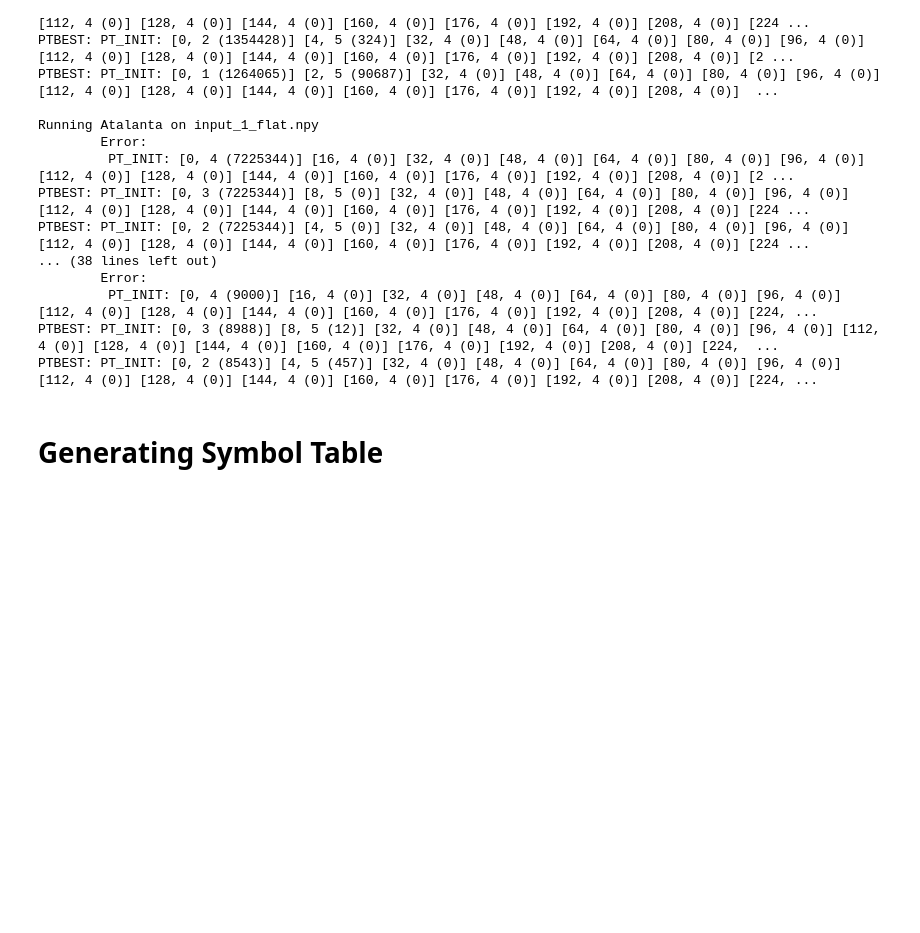
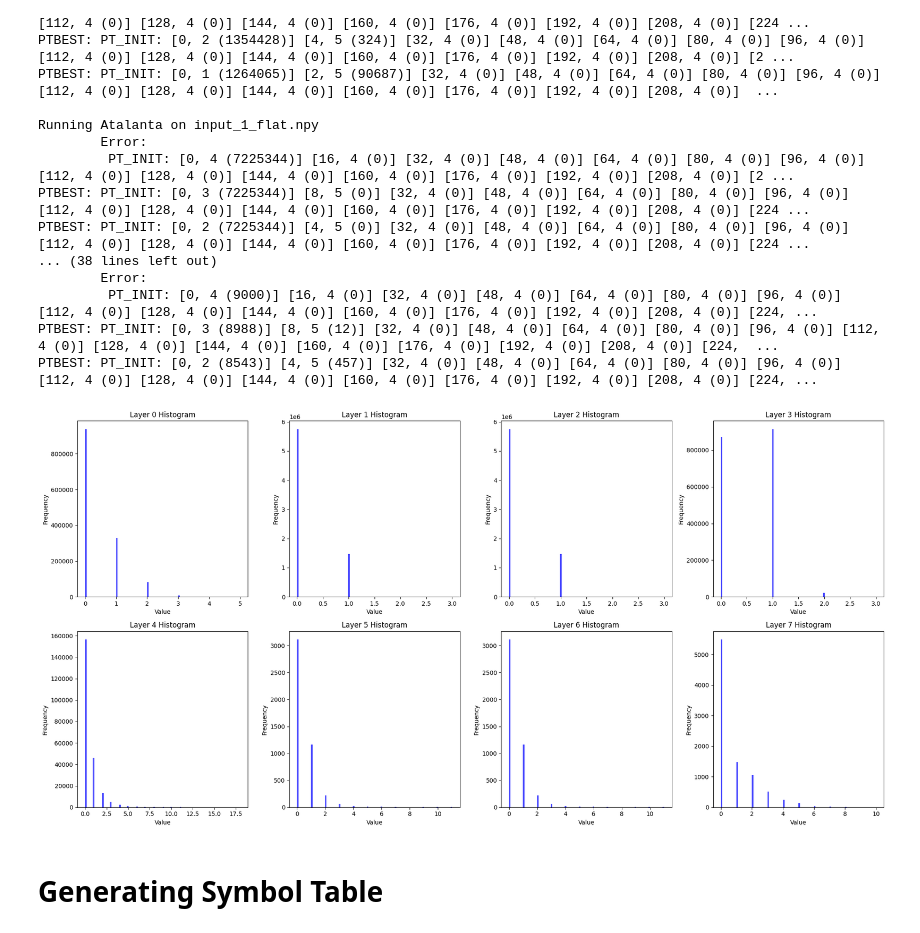
Before and after one commit to adamrt27/ANS_py, a Jupyter notebook: pytorch_trace.ipynb, the cells around one changed output. Saved outputs shown, nothing was run; the diff lists cells and outputs as text; code cells hidden in the pictures; blank space fills up the shorter version.

Commit message:
updated tANS_apack to work with all layers, and added histogram of data from pytorch_trace

```diff
--- a/pytorch_trace.ipynb
+++ b/pytorch_trace.ipynb
@@ -207,6 +207,32 @@ PTBEST: PT_INIT: [0, 2 (7225344)] [4, 5 (0)] [32, 4 (0)] [48, 4 (0)] [64, 4 (0)]
          PT_INIT: [0, 4 (9000)] [16, 4 (0)] [32, 4 (0)] [48, 4 (0)] [64, 4 (0)] [80, 4 (0)] [96, 4 (0)] [112, 4 (0)] [128, 4 (0)] [144, 4 (0)] [160, 4 (0)] [176, 4 (0)] [192, 4 (0)] [208, 4 (0)] [224, ...
 PTBEST: PT_INIT: [0, 3 (8988)] [8, 5 (12)] [32, 4 (0)] [48, 4 (0)] [64, 4 (0)] [80, 4 (0)] [96, 4 (0)] [112, 4 (0)] [128, 4 (0)] [144, 4 (0)] [160, 4 (0)] [176, 4 (0)] [192, 4 (0)] [208, 4 (0)] [224,  ...
 PTBEST: PT_INIT: [0, 2 (8543)] [4, 5 (457)] [32, 4 (0)] [48, 4 (0)] [64, 4 (0)] [80, 4 (0)] [96, 4 (0)] [112, 4 (0)] [128, 4 (0)] [144, 4 (0)] [160, 4 (0)] [176, 4 (0)] [192, 4 (0)] [208, 4 (0)] [224, ...
+# %%
+import matplotlib.pyplot as plt
+
+# Create a figure and a set of subplots
+fig, axes = plt.subplots(2, 4, figsize=(20, 10))  # 2 rows and 4 columns
+
+# Flatten the axes array for easy iteration
+axes = axes.flatten()
+
+# Plot histograms for each layer
+for i in range(8):
+    temp = flatten_layerwise_tensors[i]
+
+    # Plot temp as histogram
+    axes[i].hist(temp.flat.cpu().numpy(), bins=100, color='blue', alpha=0.7)
+    axes[i].set_title(f"Layer {i} Histogram")
+    axes[i].set_xlabel("Value")
+    axes[i].set_ylabel("Frequency")
+
+# Adjust layout
+plt.tight_layout()
+
+# Show the plot
+plt.show()
+# %% [output]
+[figure, added]
 # %% [markdown]
 # Generating Symbol Table
 # %%
```
Also changed, not shown: parts of 1 cell of this notebook, 1 other file.
